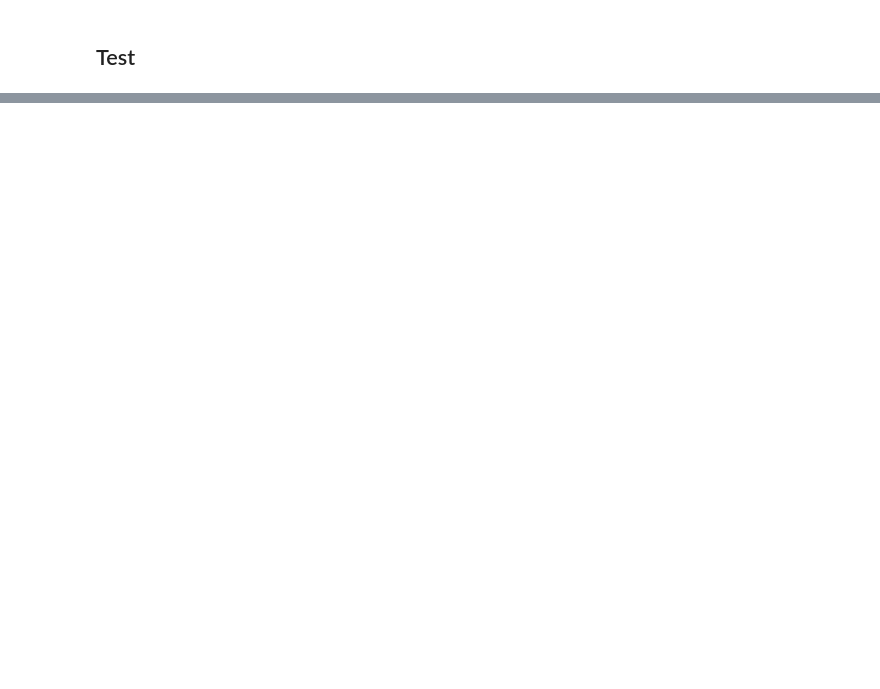
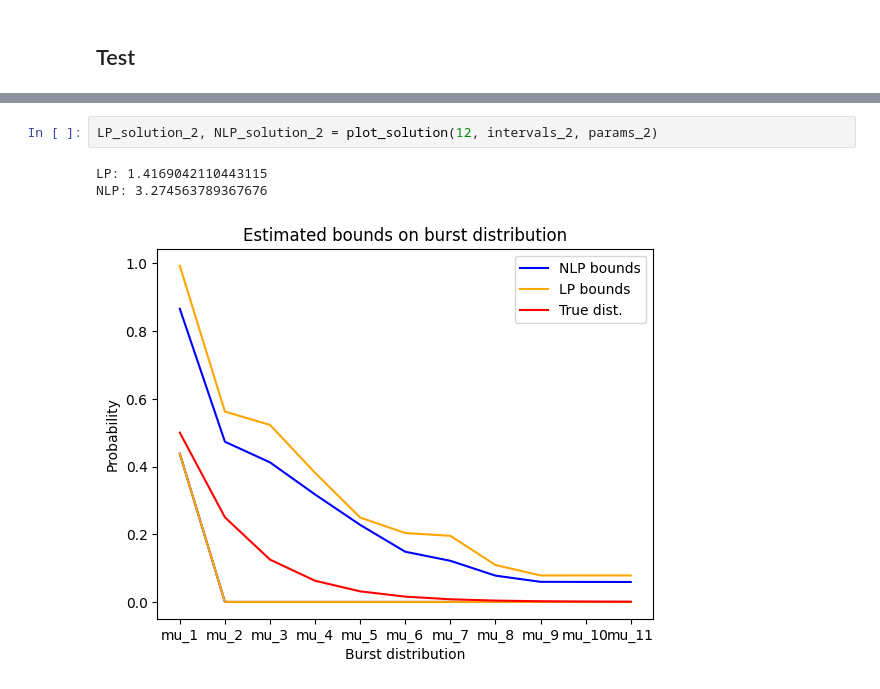
Before and after one commit to willjgh/M4R, a Jupyter notebook: bursty_gene_expression.ipynb, the cells around one changed output, grey strips where cells are left out. Cells and saved outputs as stored; diff of their text form; blank space fills up the shorter version.

```diff
--- a/bursty_gene_expression.ipynb
+++ b/bursty_gene_expression.ipynb
@@ -1487,0 +1460,6 @@ LP = 4.254061460494995
+# %%
+LP_solution_2, NLP_solution_2 = plot_solution(12, intervals_2, params_2)
+# %% [output]
+LP: 1.4169042110443115
+NLP: 3.274563789367676
+[figure, added]
```
Also changed, not shown: parts of 21 cells of this notebook.
